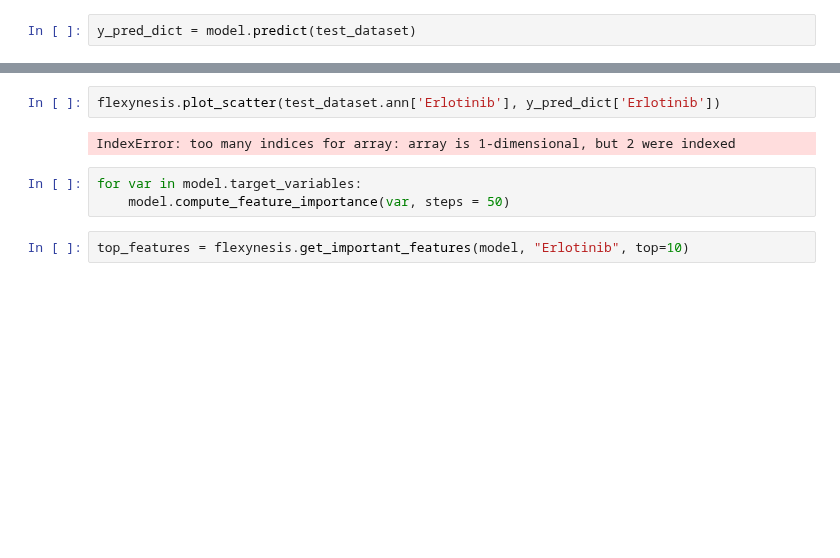
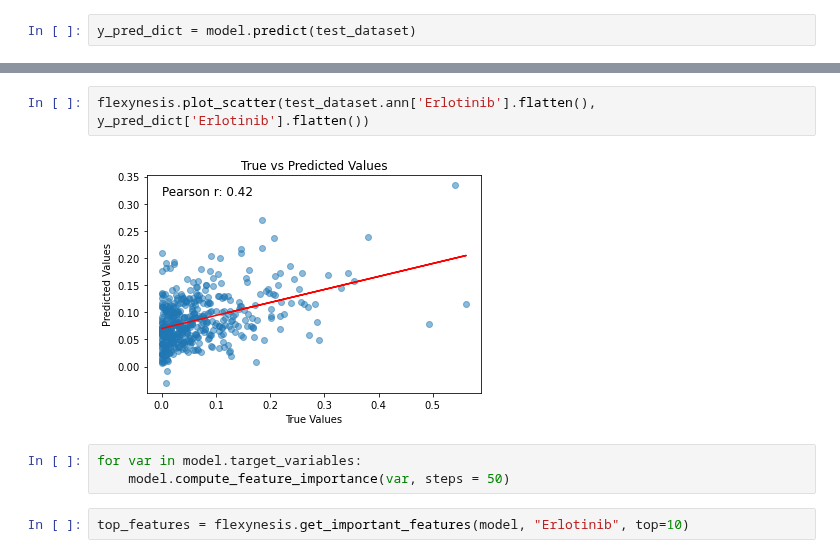
Before and after one commit to BIMSBbioinfo/flexynesis, a Jupyter notebook: examples/tutorials/modeling_drug_response.ipynb, the cells around one changed output, grey strips where cells are left out. Saved outputs shown, nothing was run; the diff lists cells and outputs as text; blank space fills up the shorter version.

```diff
--- a/examples/tutorials/modeling_drug_response.ipynb
+++ b/examples/tutorials/modeling_drug_response.ipynb
@@ -79,7 +125,7 @@ y_pred_dict.
 # %%
-flexynesis.plot_scatter(test_dataset.ann['Erlotinib'], y_pred_dict['Erlotinib'])
+flexynesis.plot_scatter(test_dataset.ann['Erlotinib'].flatten(), y_pred_dict['Erlotinib'].flatten())
 # %% [output]
-IndexError: too many indices for array: array is 1-dimensional, but 2 were indexed
+[figure, added]
 # %%
 for var in model.target_variables:
     model.compute_feature_importance(var, steps = 50)
```
Also changed, not shown: parts of 7 cells of this notebook, 2 other files.
